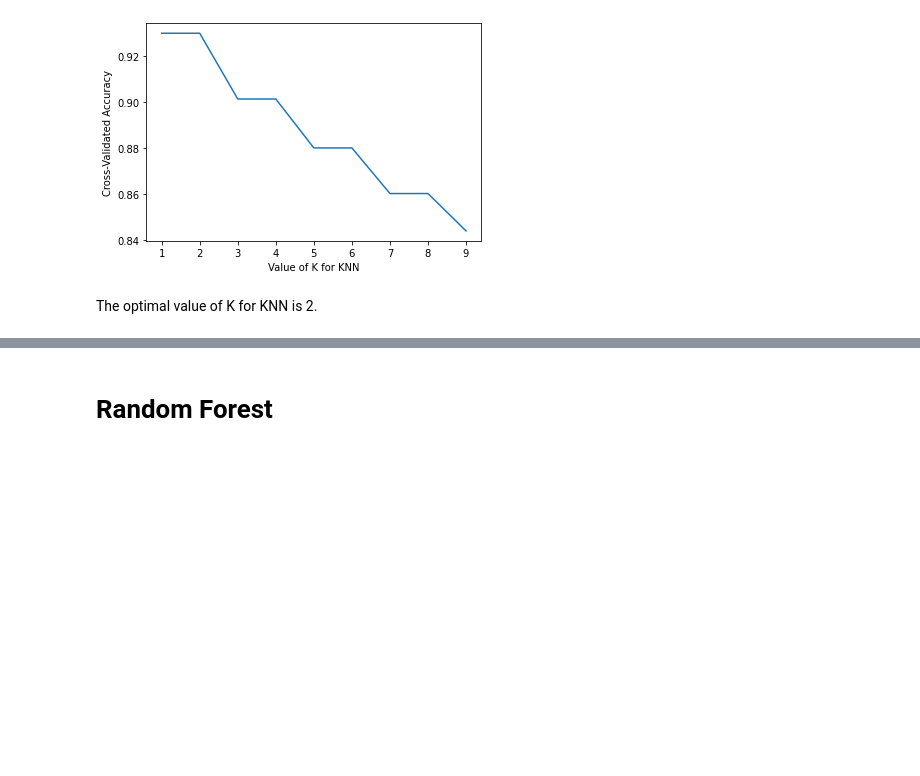
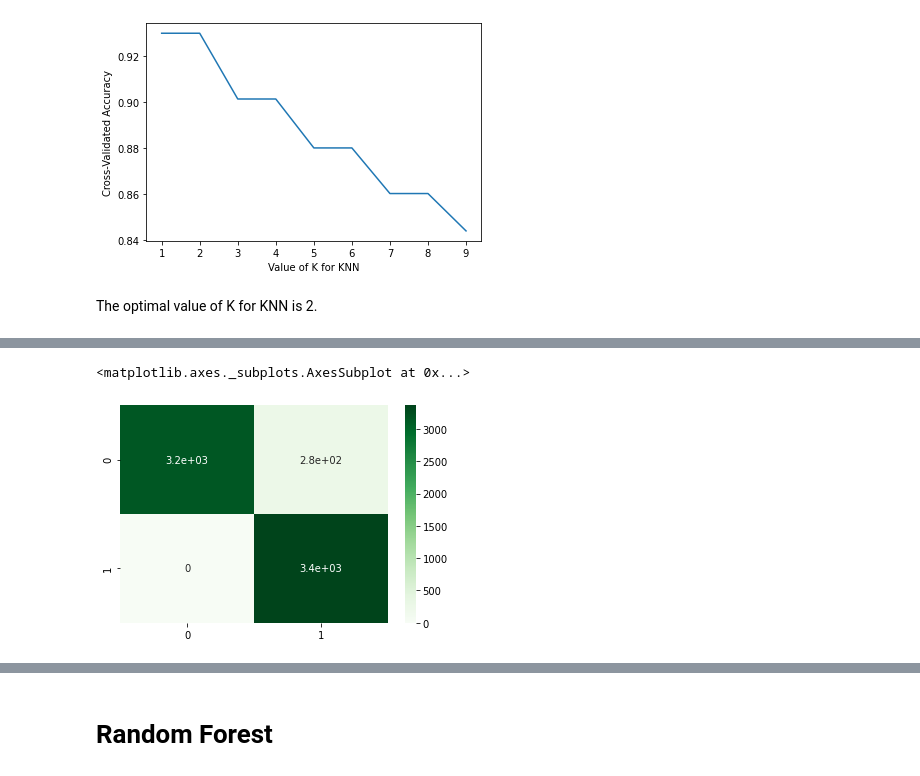
Before and after one commit to dennisorellana2/Capstone_Project, a Jupyter notebook: Data_670_Capstone_Project_Part_3.ipynb, the cells around one changed output, grey strips where cells are left out. Saved outputs shown, nothing was run; the diff lists cells and outputs as text; code cells hidden in the pictures; blank space fills up the shorter version.

```diff
--- a/Data_670_Capstone_Project_Part_3.ipynb
+++ b/Data_670_Capstone_Project_Part_3.ipynb
@@ -302,0 +329,7 @@ print(F1)
+# %%
+# Plot Confusion Matrix with Heatmap
+
+sb.heatmap(cm, annot=True, cmap='Greens')
+# %% [output]
+<matplotlib.axes._subplots.AxesSubplot at 0x...>
+[figure, added]
```
Also changed, not shown: parts of 17 cells of this notebook.
